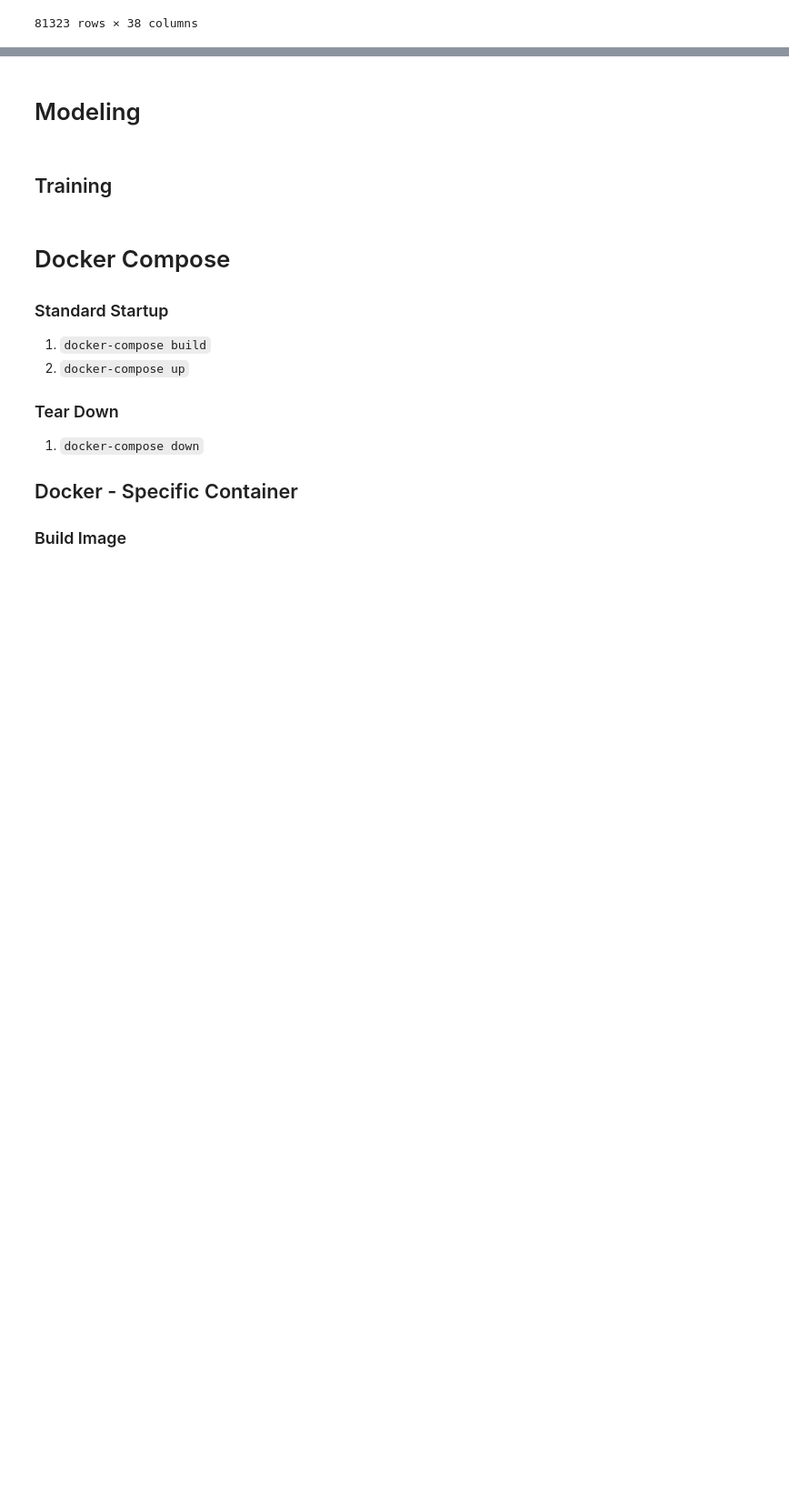
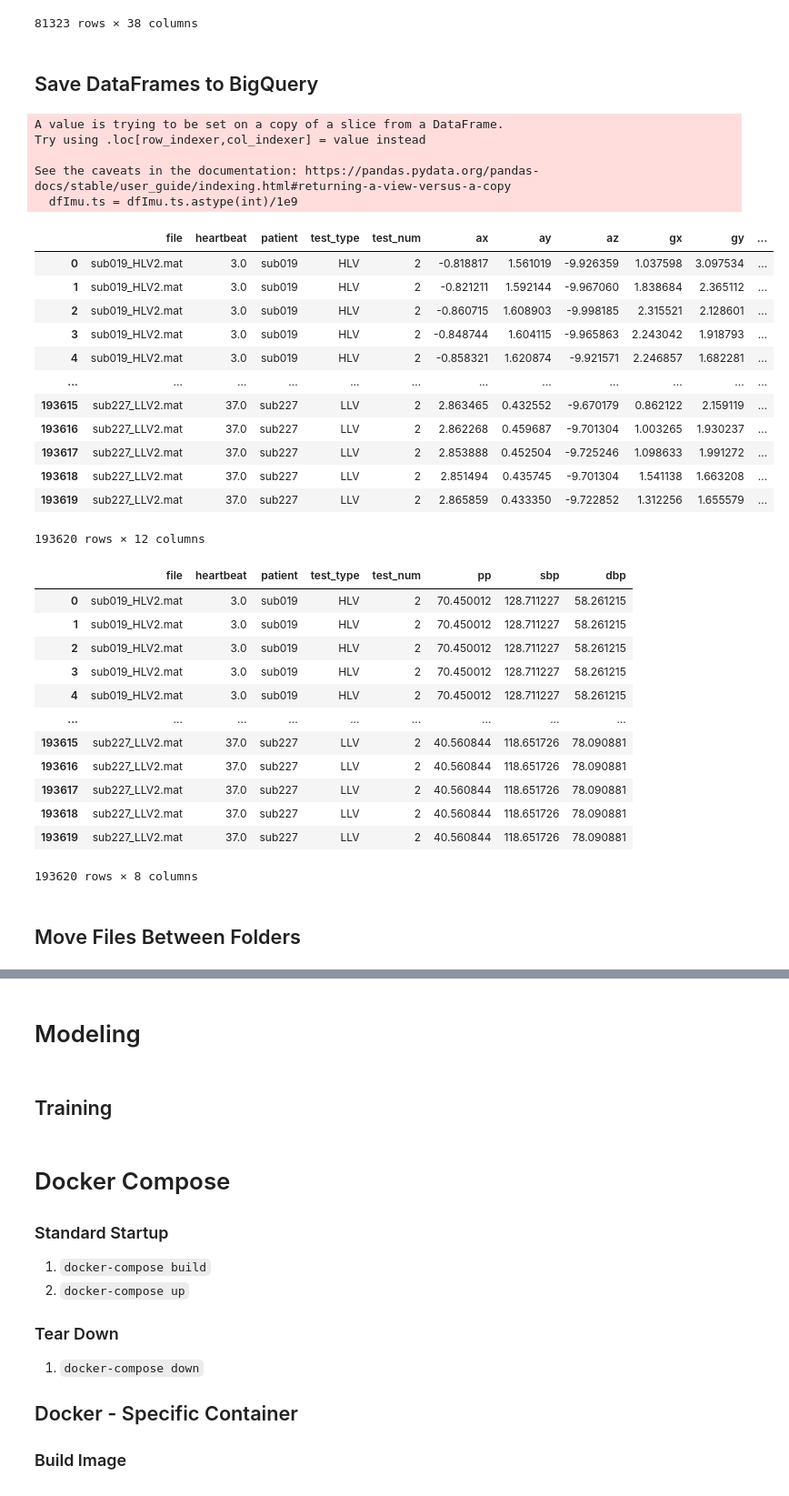
Before and after one commit to Angus-McLean/nipams-bp-py, a Jupyter notebook: notebooks/9 - Data LifeCycle & Snippets.ipynb, the cells around one changed output, grey strips where cells are left out. Shown at 91% size. Drawn from its saved outputs; the diff is of its cells as text; code cells hidden in the pictures; blank space fills up the shorter version.

```diff
--- a/notebooks/9 - Data LifeCycle & Snippets.ipynb
+++ b/notebooks/9 - Data LifeCycle & Snippets.ipynb
@@ -282,3 +259,53 @@ dfAll
 | 81321 | NaN | NaN | NaN | NaN | NaN | NaN | NaN | NaN | NaN | NaN | ... | ... |
 | 81322 | NaN | NaN | NaN | NaN | NaN | NaN | NaN | NaN | NaN | NaN | ... | ... |
 81323 rows × 38 columns
+# %% [markdown]
+## Save DataFrames to BigQuery
+# %%
+FILE_PROCESSED = 'data/interim/-LV2_tmp_oct15.pickle'
+
+dfAll = load_data.load_dataframe_from_pickle(path=FILE_PROCESSED)
+dfImu = dfAll[INDICIES + INFO_COLS + IMU_COLS]
+dfBp = dfAll[INDICIES + INFO_COLS + BP_COLS]
+
+# dfImu.heartbeat = dfImu.heartbeat.astype(int)
+dfImu.ts = dfImu.ts.astype(int)/1e9
+
+dfImu.to_gbq("inputs.imu_tmp",'nipams', if_exists='replace', table_schema=None)
+dfBp.to_gbq("inputs.bp_tmp",'nipams', if_exists='replace', table_schema=None)
+display(dfImu)
+display(dfBp)
+# %% [output]
+A value is trying to be set on a copy of a slice from a DataFrame.
+Try using .loc[row_indexer,col_indexer] = value instead
+
+See the caveats in the documentation: https://pandas.pydata.org/pandas-docs/stable/user_guide/indexing.html#returning-a-view-versus-a-copy
+  dfImu.ts = dfImu.ts.astype(int)/1e9
+|  | file | heartbeat | patient | test_type | test_num | ax | ay | az | gx | gy | ... |
+| 0 | sub019_HLV2.mat | 3.0 | sub019 | HLV | 2 | -0.818817 | 1.561019 | -9.926359 | 1.037598 | 3.097534 | ... |
+| 1 | sub019_HLV2.mat | 3.0 | sub019 | HLV | 2 | -0.821211 | 1.592144 | -9.967060 | 1.838684 | 2.365112 | ... |
+| 2 | sub019_HLV2.mat | 3.0 | sub019 | HLV | 2 | -0.860715 | 1.608903 | -9.998185 | 2.315521 | 2.128601 | ... |
+| 3 | sub019_HLV2.mat | 3.0 | sub019 | HLV | 2 | -0.848744 | 1.604115 | -9.965863 | 2.243042 | 1.918793 | ... |
+| 4 | sub019_HLV2.mat | 3.0 | sub019 | HLV | 2 | -0.858321 | 1.620874 | -9.921571 | 2.246857 | 1.682281 | ... |
+| ... | ... | ... | ... | ... | ... | ... | ... | ... | ... | ... | ... |
+| 193615 | sub227_LLV2.mat | 37.0 | sub227 | LLV | 2 | 2.863465 | 0.432552 | -9.670179 | 0.862122 | 2.159119 | ... |
+| 193616 | sub227_LLV2.mat | 37.0 | sub227 | LLV | 2 | 2.862268 | 0.459687 | -9.701304 | 1.003265 | 1.930237 | ... |
+| 193617 | sub227_LLV2.mat | 37.0 | sub227 | LLV | 2 | 2.853888 | 0.452504 | -9.725246 | 1.098633 | 1.991272 | ... |
+| 193618 | sub227_LLV2.mat | 37.0 | sub227 | LLV | 2 | 2.851494 | 0.435745 | -9.701304 | 1.541138 | 1.663208 | ... |
+| 193619 | sub227_LLV2.mat | 37.0 | sub227 | LLV | 2 | 2.865859 | 0.433350 | -9.722852 | 1.312256 | 1.655579 | ... |
+193620 rows × 12 columns
+|  | file | heartbeat | patient | test_type | test_num | pp | sbp | dbp |
+| 0 | sub019_HLV2.mat | 3.0 | sub019 | HLV | 2 | 70.450012 | 128.711227 | 58.261215 |
+| 1 | sub019_HLV2.mat | 3.0 | sub019 | HLV | 2 | 70.450012 | 128.711227 | 58.261215 |
+| 2 | sub019_HLV2.mat | 3.0 | sub019 | HLV | 2 | 70.450012 | 128.711227 | 58.261215 |
+| 3 | sub019_HLV2.mat | 3.0 | sub019 | HLV | 2 | 70.450012 | 128.711227 | 58.261215 |
+| 4 | sub019_HLV2.mat | 3.0 | sub019 | HLV | 2 | 70.450012 | 128.711227 | 58.261215 |
+| ... | ... | ... | ... | ... | ... | ... | ... | ... |
+| 193615 | sub227_LLV2.mat | 37.0 | sub227 | LLV | 2 | 40.560844 | 118.651726 | 78.090881 |
+| 193616 | sub227_LLV2.mat | 37.0 | sub227 | LLV | 2 | 40.560844 | 118.651726 | 78.090881 |
+| 193617 | sub227_LLV2.mat | 37.0 | sub227 | LLV | 2 | 40.560844 | 118.651726 | 78.090881 |
+| 193618 | sub227_LLV2.mat | 37.0 | sub227 | LLV | 2 | 40.560844 | 118.651726 | 78.090881 |
+| 193619 | sub227_LLV2.mat | 37.0 | sub227 | LLV | 2 | 40.560844 | 118.651726 | 78.090881 |
+193620 rows × 8 columns
+# %% [markdown]
+## Move Files Between Folders
```
Also changed, not shown: parts of 6 cells of this notebook, 2 other files.
